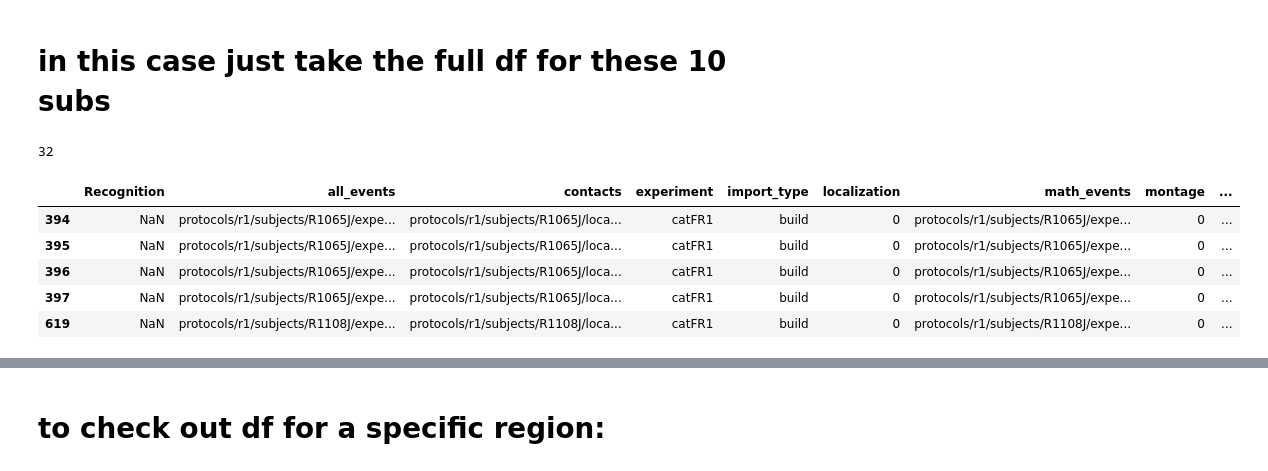
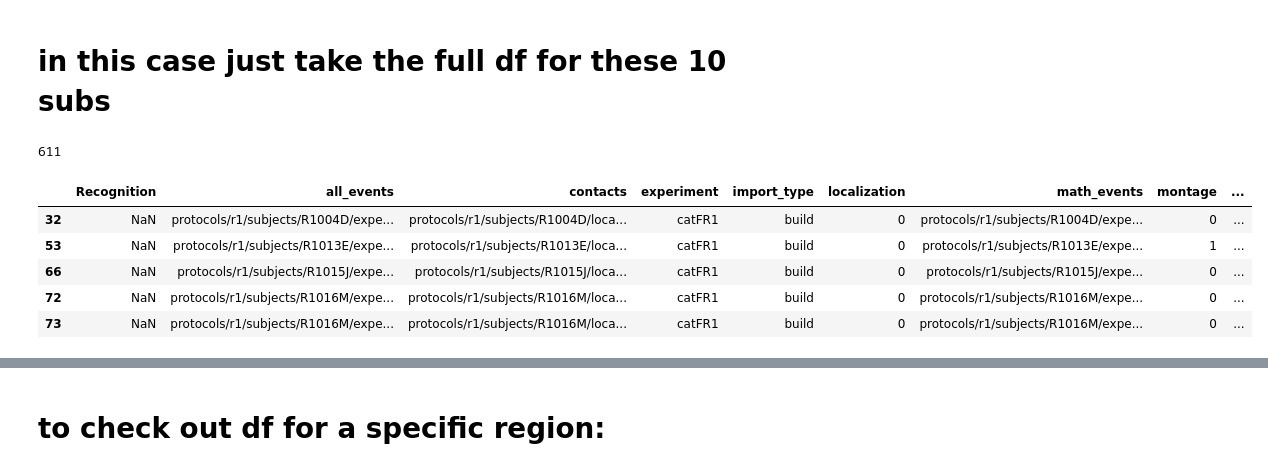
Before and after one commit to jjsakon/SWRrefactored, a Jupyter notebook: code/getSubDFforSlurm.ipynb, the cells around one changed output, grey strips where cells are left out. Drawn from its saved outputs; the diff is of its cells as text; code cells hidden in the pictures.

```diff
--- a/code/getSubDFforSlurm.ipynb
+++ b/code/getSubDFforSlurm.ipynb
@@ -160,16 +172,17 @@ array(['R1065J', 'R1108J', 'R1112M', 'R1328E', 'R1405E', 'R1486J',
 # %% [markdown]
 # in this case just take the full df for these 10 subs
 # %%
-final_df = sub_df
+final_df = exp_df #sub_df
+
 len(final_df)
 final_df.head()
 final_df.tail()
 # %% [output]
-32
+611
 |  | Recognition | all_events | contacts | experiment | import_type | localization | math_events | montage | ... |
-| 394 | NaN | protocols/r1/subjects/R1065J/expe... | protocols/r1/subjects/R1065J/loca... | catFR1 | build | 0 | protocols/r1/subjects/R1065J/expe... | 0 | ... |
-| 395 | NaN | protocols/r1/subjects/R1065J/expe... | protocols/r1/subjects/R1065J/loca... | catFR1 | build | 0 | protocols/r1/subjects/R1065J/expe... | 0 | ... |
-| 396 | NaN | protocols/r1/subjects/R1065J/expe... | protocols/r1/subjects/R1065J/loca... | catFR1 | build | 0 | protocols/r1/subjects/R1065J/expe... | 0 | ... |
-| 397 | NaN | protocols/r1/subjects/R1065J/expe... | protocols/r1/subjects/R1065J/loca... | catFR1 | build | 0 | protocols/r1/subjects/R1065J/expe... | 0 | ... |
-| 619 | NaN | protocols/r1/subjects/R1108J/expe... | protocols/r1/subjects/R1108J/loca... | catFR1 | build | 0 | protocols/r1/subjects/R1108J/expe... | 0 | ... |
+| 32 | NaN | protocols/r1/subjects/R1004D/expe... | protocols/r1/subjects/R1004D/loca... | catFR1 | build | 0 | protocols/r1/subjects/R1004D/expe... | 0 | ... |
+| 53 | NaN | protocols/r1/subjects/R1013E/expe... | protocols/r1/subjects/R1013E/loca... | catFR1 | build | 0 | protocols/r1/subjects/R1013E/expe... | 1 | ... |
+| 66 | NaN | protocols/r1/subjects/R1015J/expe... | protocols/r1/subjects/R1015J/loca... | catFR1 | build | 0 | protocols/r1/subjects/R1015J/expe... | 0 | ... |
+| 72 | NaN | protocols/r1/subjects/R1016M/expe... | protocols/r1/subjects/R1016M/loca... | catFR1 | build | 0 | protocols/r1/subjects/R1016M/expe... | 0 | ... |
+| 73 | NaN | protocols/r1/subjects/R1016M/expe... | protocols/r1/subjects/R1016M/loca... | catFR1 | build | 0 | protocols/r1/subjects/R1016M/expe... | 0 | ... |
 |  | Recognition | all_events | contacts | experiment | import_type | localization | math_events | montage | ... |
```
Also changed, not shown: parts of 6 cells of this notebook, 7 other files.
